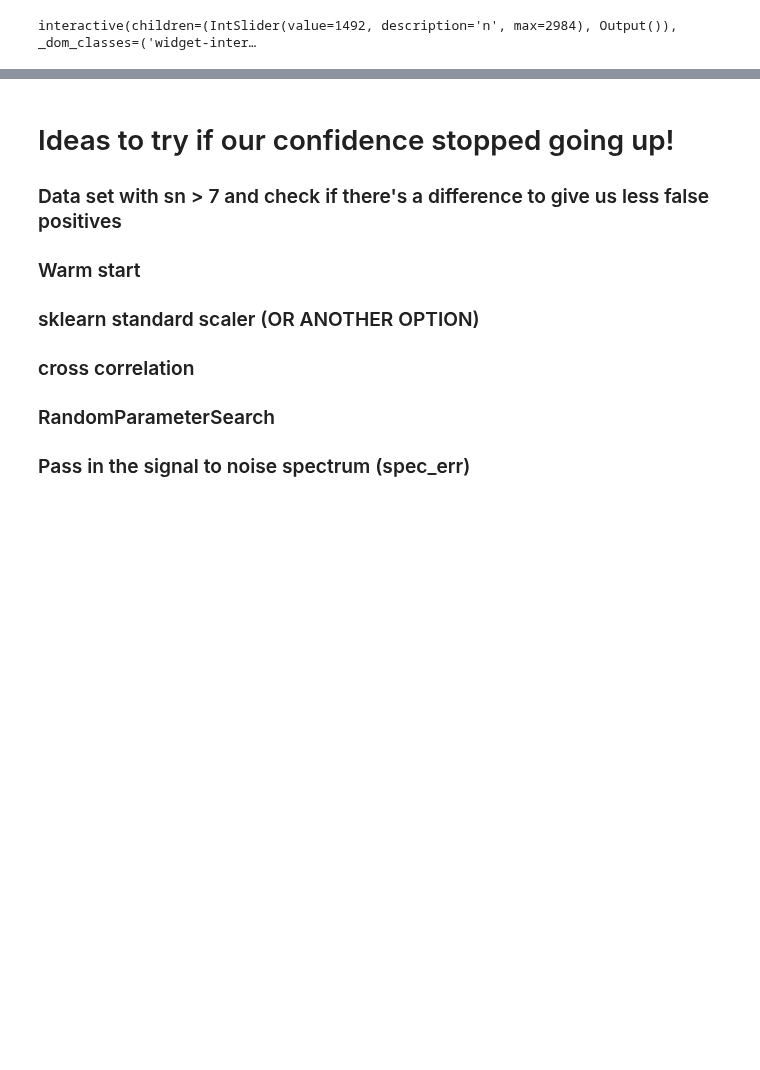
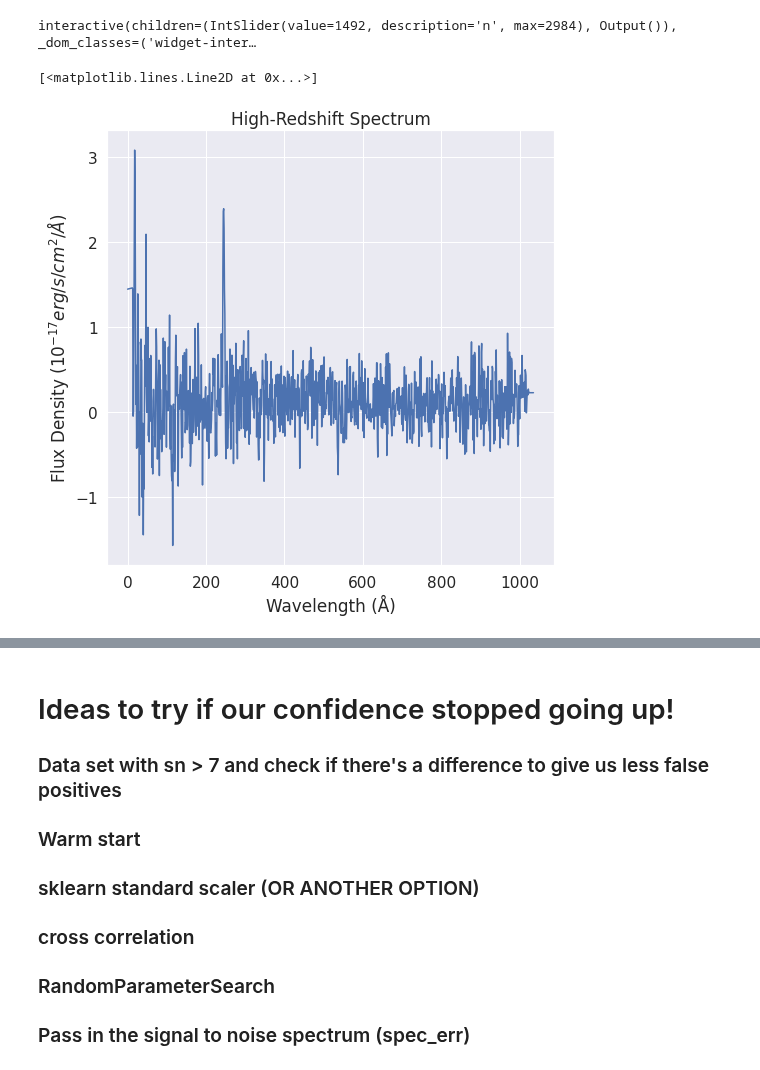
Before and after one commit to nickdavila/LAE-ML-Classification, a Jupyter notebook: Nick-RandomForest.ipynb, the cells around one changed output, grey strips where cells are left out. Drawn from its saved outputs; the diff is of its cells as text; code cells hidden in the pictures; blank space fills up the shorter version.

```diff
--- a/Nick-RandomForest.ipynb
+++ b/Nick-RandomForest.ipynb
@@ -216,3 +350,16 @@ def true_pos_check(n):
 widgets.interact(true_pos_check, n=(0, true_positive.shape[0] - 1));
 # %% [output]
 interactive(children=(IntSlider(value=1492, description='n', max=2984), Output()), _dom_classes=('widget-inter…
+# %%
+x_size = 8
+y_size = 8
+plt.figure(figsize=(x_size, y_size))
+plt.xlabel("Wavelength (Å)")
+plt.ylabel("Flux Density ($10^{-17} erg/s/cm^2/Å$)")
+plt.title("High-Redshift Spectrum")
+plt.plot(high_confidence_highz_spectra_sn7[31])
+# plt.subplots_adjust(bottom = 0.20) # this is so the bottom doesn't cut off
+#plt.savefig(f'Poster-plots/good_highz-{x_size}-{y_size}.png')
+# %% [output]
+[<matplotlib.lines.Line2D at 0x...>]
+[figure, added]
```
Also changed, not shown: parts of 25 cells of this notebook, 3 other files.
